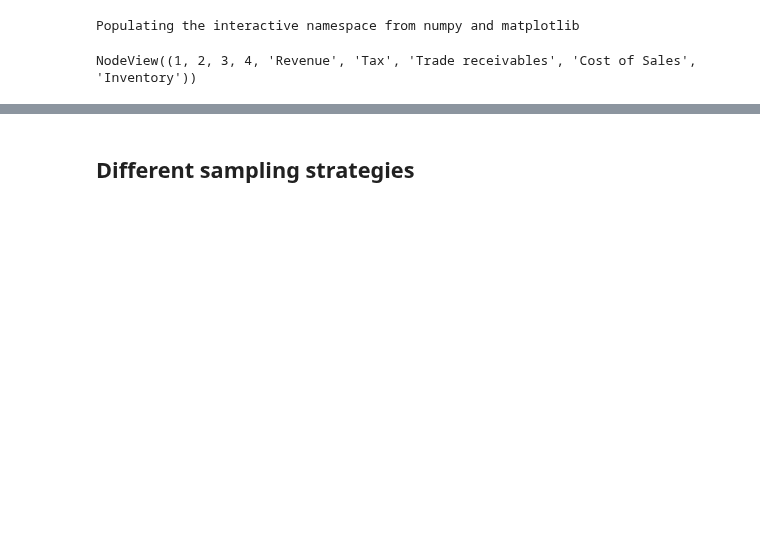
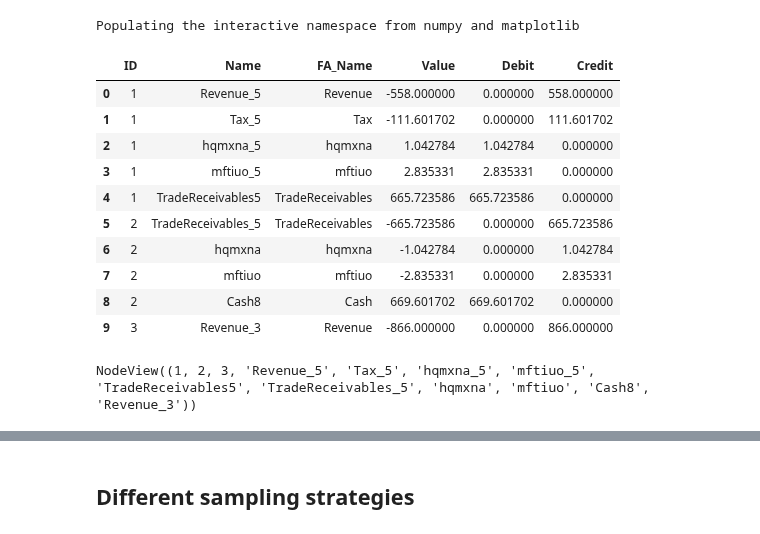
Before and after one commit to AlexWorldD/NetEmbs, a Jupyter notebook: Tmp.ipynb, the cells around one changed output, grey strips where cells are left out. Saved outputs shown, nothing was run; the diff lists cells and outputs as text; code cells hidden in the pictures; blank space fills up the shorter version.

Commit message:
Sales and collections

```diff
--- a/Tmp.ipynb
+++ b/Tmp.ipynb
@@ -16,12 +16,28 @@ from NetEmbs.GenerateData.complex_df import sales_collections
 d=normalize(upload_data(limit=10))
 # %%
 from NetEmbs.FSN.graph import FSN
+# %%
+d = upload_data()
+# %%
+d.head(10)
+# %% [output]
+|  | ID | Name | FA_Name | Value | Debit | Credit |
+| 0 | 1 | Revenue_5 | Revenue | -558.000000 | 0.000000 | 558.000000 |
+| 1 | 1 | Tax_5 | Tax | -111.601702 | 0.000000 | 111.601702 |
+| 2 | 1 | hqmxna_5 | hqmxna | 1.042784 | 1.042784 | 0.000000 |
+| 3 | 1 | mftiuo_5 | mftiuo | 2.835331 | 2.835331 | 0.000000 |
+| 4 | 1 | TradeReceivables5 | TradeReceivables | 665.723586 | 665.723586 | 0.000000 |
+| 5 | 2 | TradeReceivables_5 | TradeReceivables | -665.723586 | 0.000000 | 665.723586 |
+| 6 | 2 | hqmxna | hqmxna | -1.042784 | 0.000000 | 1.042784 |
+| 7 | 2 | mftiuo | mftiuo | -2.835331 | 0.000000 | 2.835331 |
+| 8 | 2 | Cash8 | Cash | 669.601702 | 669.601702 | 0.000000 |
+| 9 | 3 | Revenue_3 | Revenue | -866.000000 | 0.000000 | 866.000000 |
 # %%
 fsn = FSN()
-fsn.build(d)
+fsn.build(normalize(d))
 fsn.nodes()
 # %% [output]
-NodeView((1, 2, 3, 4, 'Revenue', 'Tax', 'Trade receivables', 'Cost of Sales', 'Inventory'))
+NodeView((1, 2, 3, 'Revenue_5', 'Tax_5', 'hqmxna_5', 'mftiuo_5', 'TradeReceivables5', 'TradeReceivables_5', 'hqmxna', 'mftiuo', 'Cash8', 'Revenue_3'))
 # %%
 from NetEmbs.Vis.plots import plotFSN
 plotFSN(fsn)
```
Also changed, not shown: parts of 2 cells of this notebook, 4 other files.
